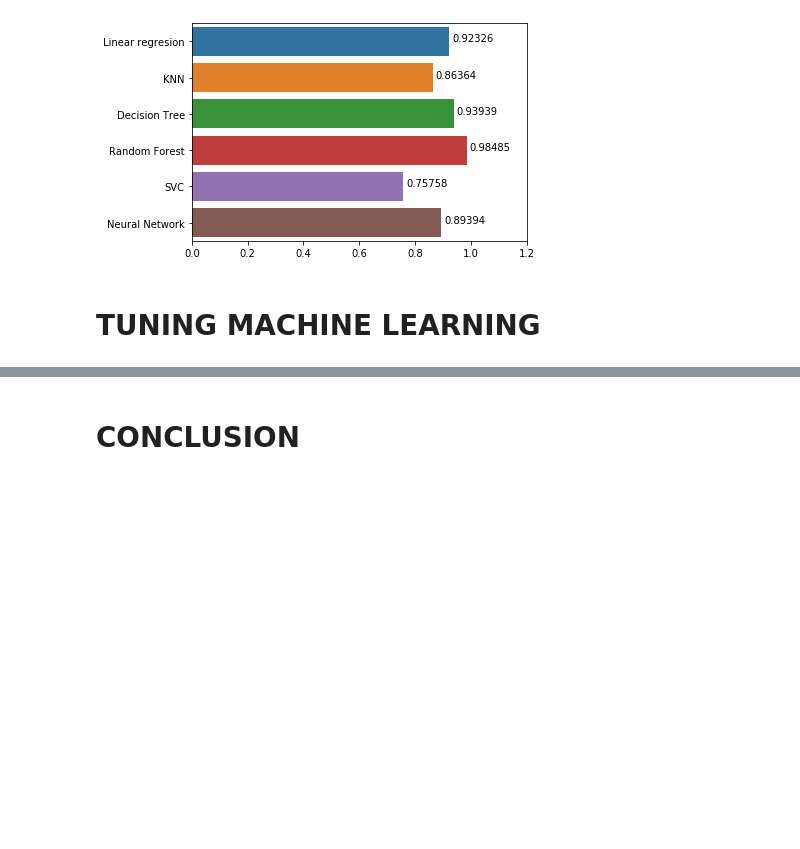
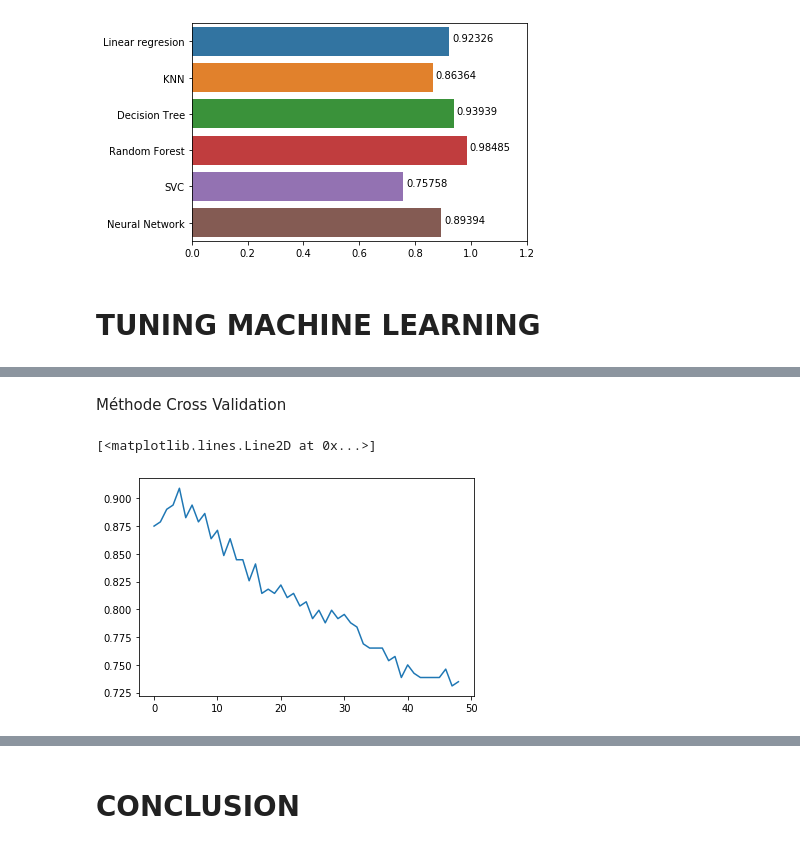
Before and after one commit to GuillaumeDupuy/Machine-Learning, a Jupyter notebook: projet.ipynb, the cells around one changed output, grey strips where cells are left out. Saved outputs shown, nothing was run; the diff lists cells and outputs as text; code cells hidden in the pictures; blank space fills up the shorter version.

```diff
--- a/projet.ipynb
+++ b/projet.ipynb
@@ -386,0 +408,14 @@ show_values(g)
+# %% [markdown]
+Méthode Cross Validation
+# %%
+from sklearn.model_selection import cross_val_score
+
+val_score = []
+for voisins in range(1,50):
+    score = cross_val_score(KNeighborsClassifier(n_neighbors=voisins),X_train,y_train,cv=3,scoring='accuracy').mean()
+    val_score.append(score)
+
+plt.plot(val_score)
+# %% [output]
+[<matplotlib.lines.Line2D at 0x...>]
+[figure, added]
```
Also changed, not shown: parts of 15 cells of this notebook.
